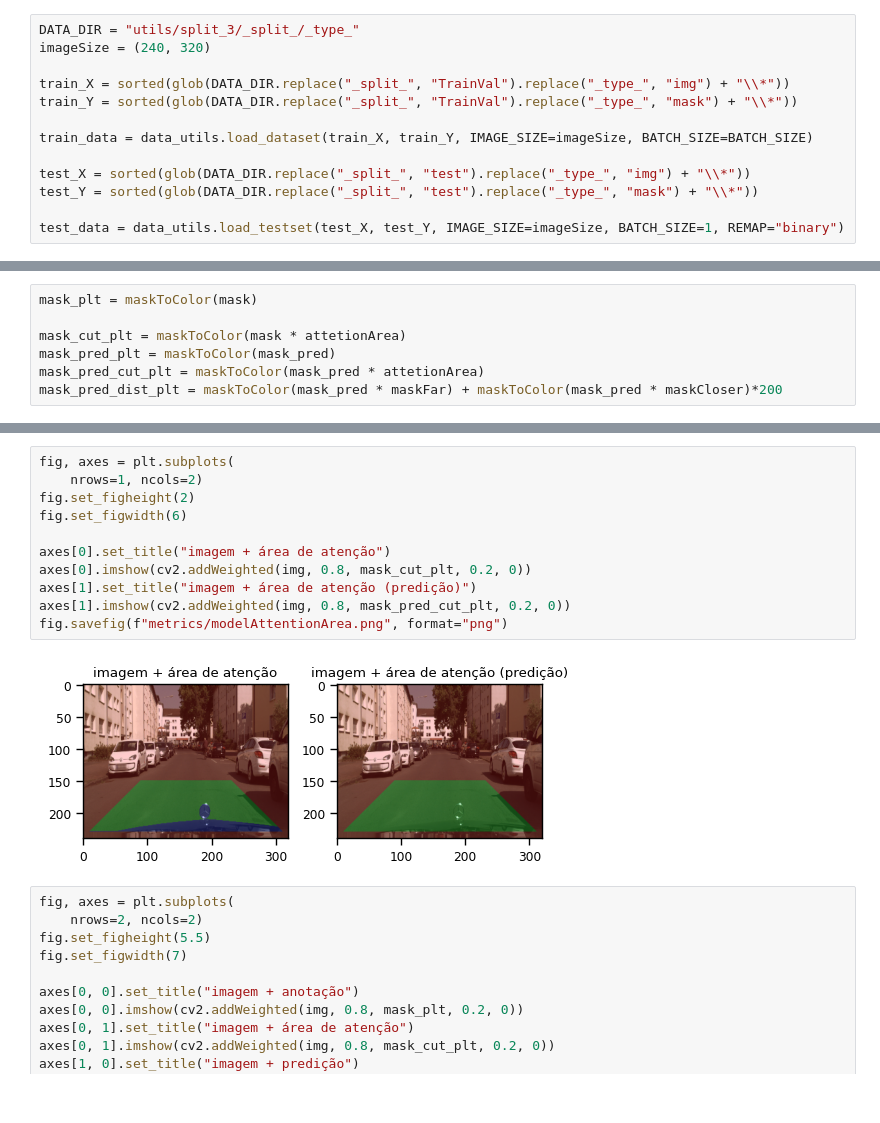
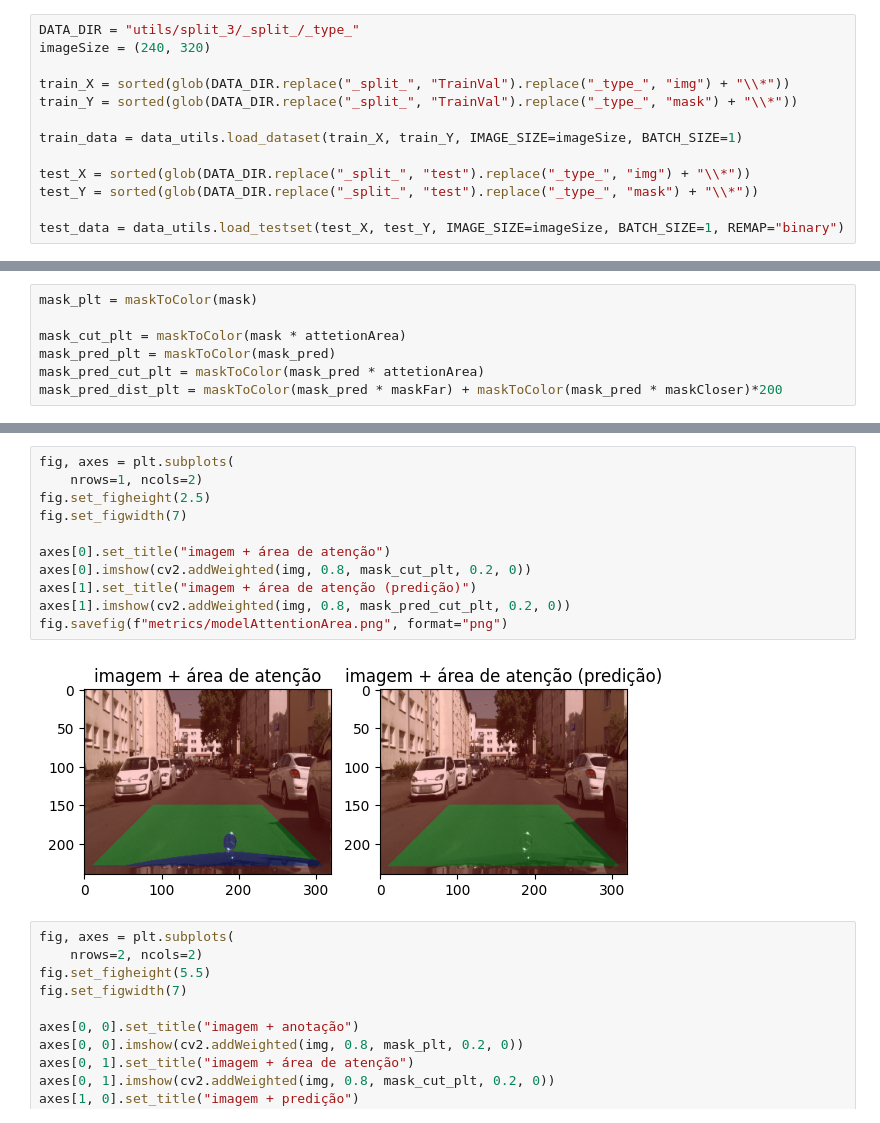
Before and after one commit to RWaiti/Keras-DeeplabV3Plus-MobilenetV2, a Jupyter notebook: vis.ipynb, the cells around one changed output, grey strips where cells are left out. Cells and saved outputs as stored; diff of their text form.

```diff
--- a/vis.ipynb
+++ b/vis.ipynb
@@ -36,7 +36,7 @@ imageSize = (240, 320)
 train_X = sorted(glob(DATA_DIR.replace("_split_", "TrainVal").replace("_type_", "img") + "\\*"))
 train_Y = sorted(glob(DATA_DIR.replace("_split_", "TrainVal").replace("_type_", "mask") + "\\*"))
 
-train_data = data_utils.load_dataset(train_X, train_Y, IMAGE_SIZE=imageSize, BATCH_SIZE=BATCH_SIZE)
+train_data = data_utils.load_dataset(train_X, train_Y, IMAGE_SIZE=imageSize, BATCH_SIZE=1)
 
 test_X = sorted(glob(DATA_DIR.replace("_split_", "test").replace("_type_", "img") + "\\*"))
 test_Y = sorted(glob(DATA_DIR.replace("_split_", "test").replace("_type_", "mask") + "\\*"))
@@ -664,16 +664,16 @@ fig.savefig(f"metrics/modelPrediction.png", format="png")
 # %%
 fig, axes = plt.subplots(
     nrows=1, ncols=2)
-fig.set_figheight(2)
-fig.set_figwidth(6)
+fig.set_figheight(2.5)
+fig.set_figwidth(7)
 
 axes[0].set_title("imagem + área de atenção")
 axes[0].imshow(cv2.addWeighted(img, 0.8, mask_cut_plt, 0.2, 0))
 axes[1].set_title("imagem + área de atenção (predição)")
 axes[1].imshow(cv2.addWeighted(img, 0.8, mask_pred_cut_plt, 0.2, 0))
 fig.savefig(f"metrics/modelAttentionArea.png", format="png")
 # %% [output]
-[figure, old version]
+[figure, new version]
 # %%
 fig, axes = plt.subplots(
     nrows=2, ncols=2)
```
Also changed, not shown: parts of 3 cells of this notebook, 16 other files.
